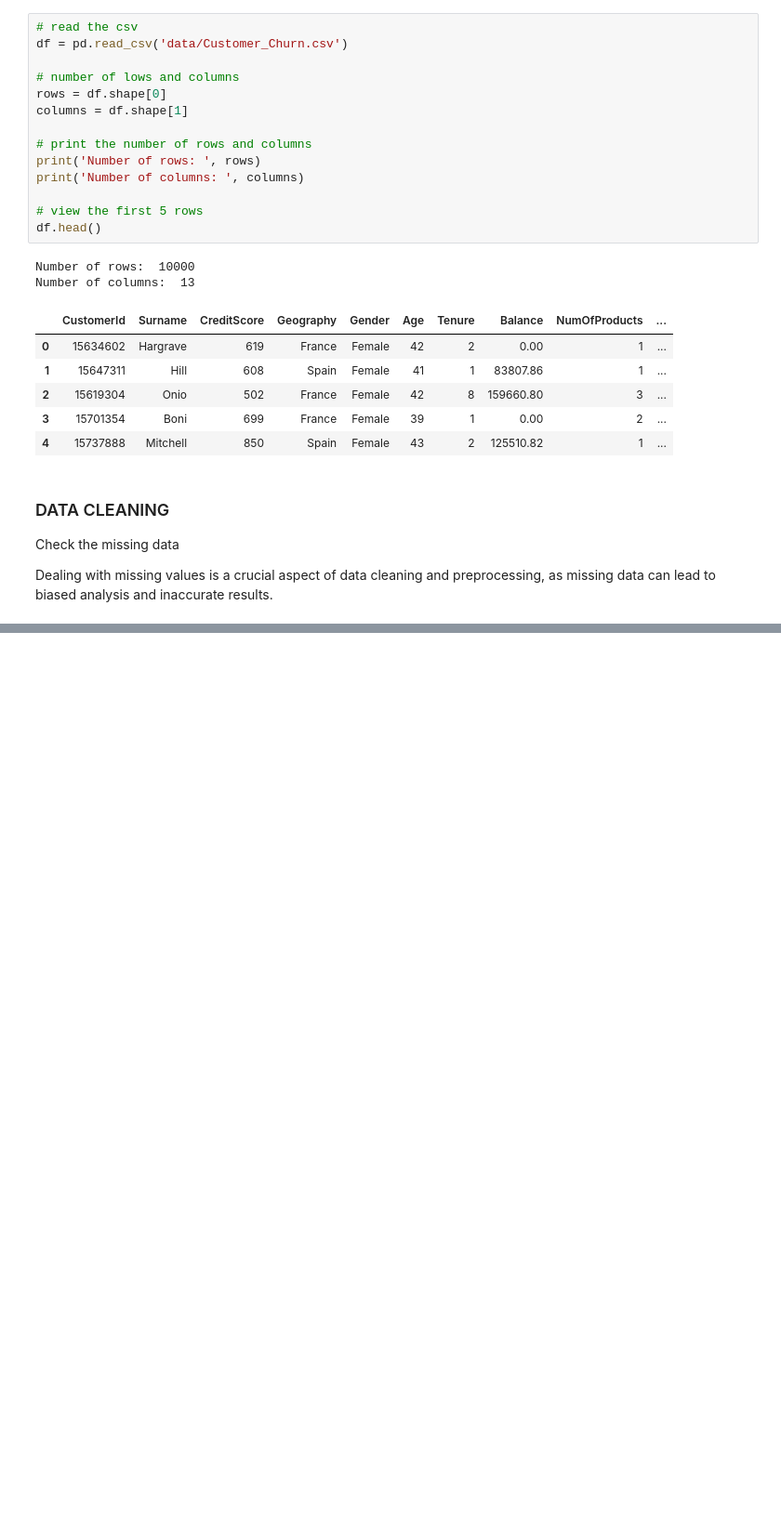
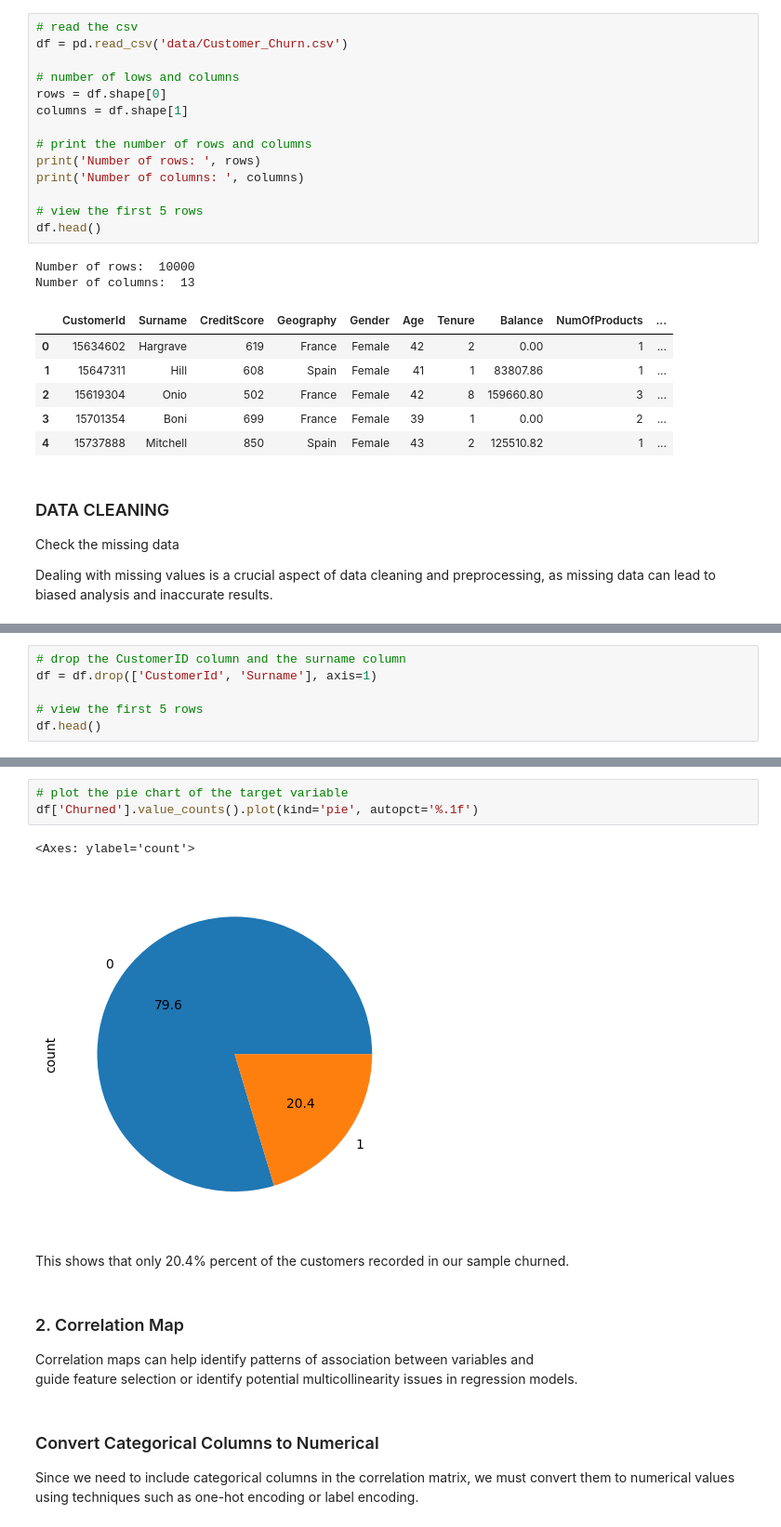
Before and after one commit to ZigaLarissa/unchurn, a Jupyter notebook: noteboke.ipynb, the cells around one changed output, grey strips where cells are left out. Shown: that part at 93% size. Saved outputs shown, nothing was run; the diff lists cells and outputs as text; blank space fills up the shorter version.

Commit message:
target and features

```diff
--- a/noteboke.ipynb
+++ b/noteboke.ipynb
@@ -88,0 +106,6 @@ print(missing)
+# %%
+# drop the CustomerID column and the surname column
+df = df.drop(['CustomerId', 'Surname'], axis=1)
+
+# view the first 5 rows
+df.head()
@@ -88,0 +129,18 @@ print(missing)
+# %%
+# plot the pie chart of the target variable
+df['Churned'].value_counts().plot(kind='pie', autopct='%.1f')
+# %% [output]
+<Axes: ylabel='count'>
+[figure, added]
+# %% [markdown]
+This shows that only 20.4% percent of the customers recorded in our sample churned.
+# %% [markdown]
+### 2. Correlation Map
+
+Correlation maps can help identify patterns of association between variables and
+guide feature selection or identify potential multicollinearity issues in regression models.
+# %% [markdown]
+### Convert Categorical Columns to Numerical
+
+Since we need to include categorical columns in the correlation matrix, we must convert them to numerical values
+using techniques such as one-hot encoding or label encoding.
```
Also changed, not shown: parts of 9 cells of this notebook.
